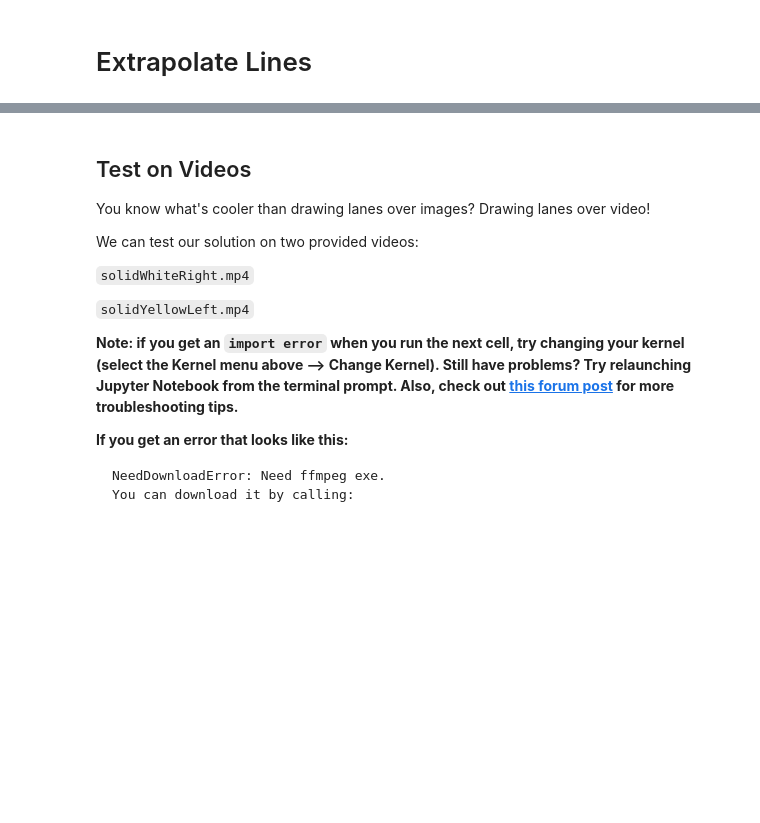
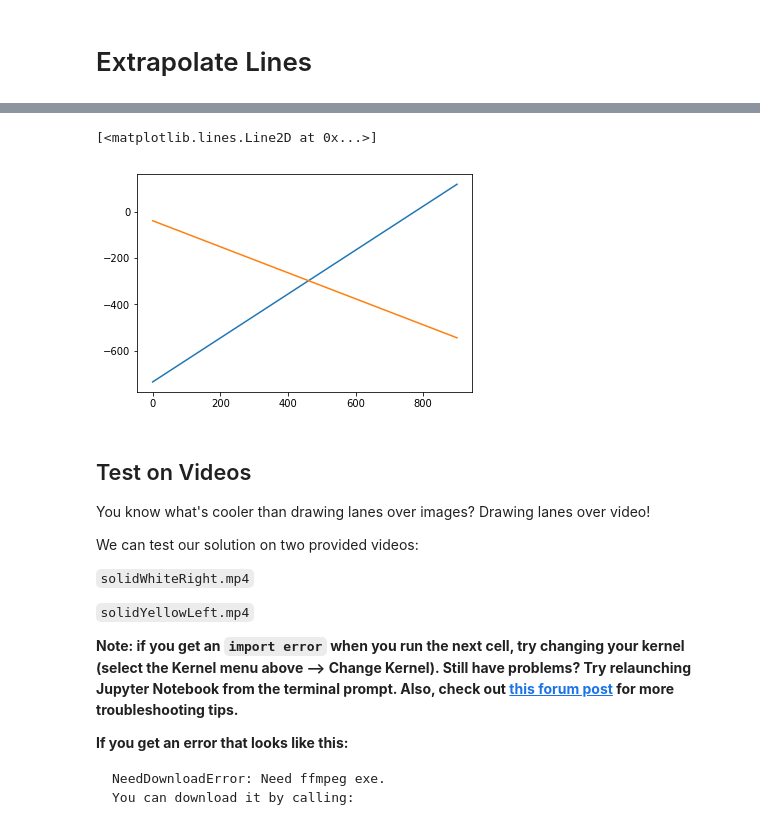
Before and after one commit to JohnMansell/P1_findingLaneLines, a Jupyter notebook: P1.ipynb, the cells around one changed output, grey strips where cells are left out. Saved outputs shown, nothing was run; the diff lists cells and outputs as text; code cells hidden in the pictures; blank space fills up the shorter version.

```diff
--- a/P1.ipynb
+++ b/P1.ipynb
@@ -382,3 +365,12 @@ Left X int -0.00629196492327
+# %%
+x = np.arange(0, 1000, 100)
+y = rightSlope*x + rightIntercept
+z = leftSlope * x + leftIntercept
+plt.plot(x, z)
+plt.plot(x, y)
+# %% [output]
+[<matplotlib.lines.Line2D at 0x...>]
+[figure, added]
 # %%
 # then save them to the test_images directory.
 # %% [markdown]
```
Also changed, not shown: parts of 6 cells of this notebook.
